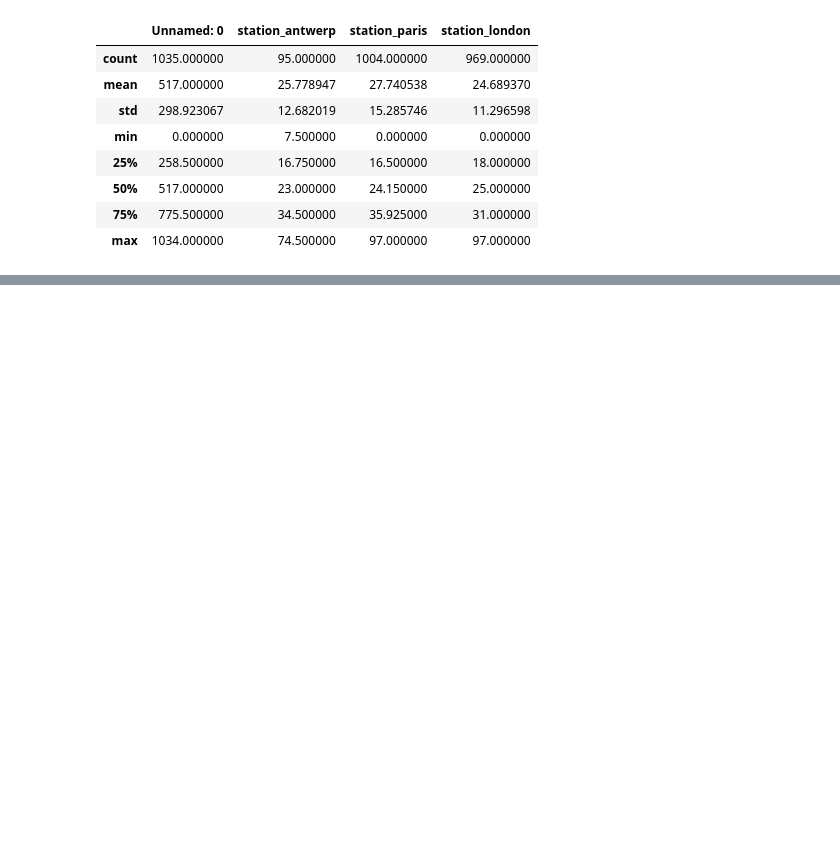
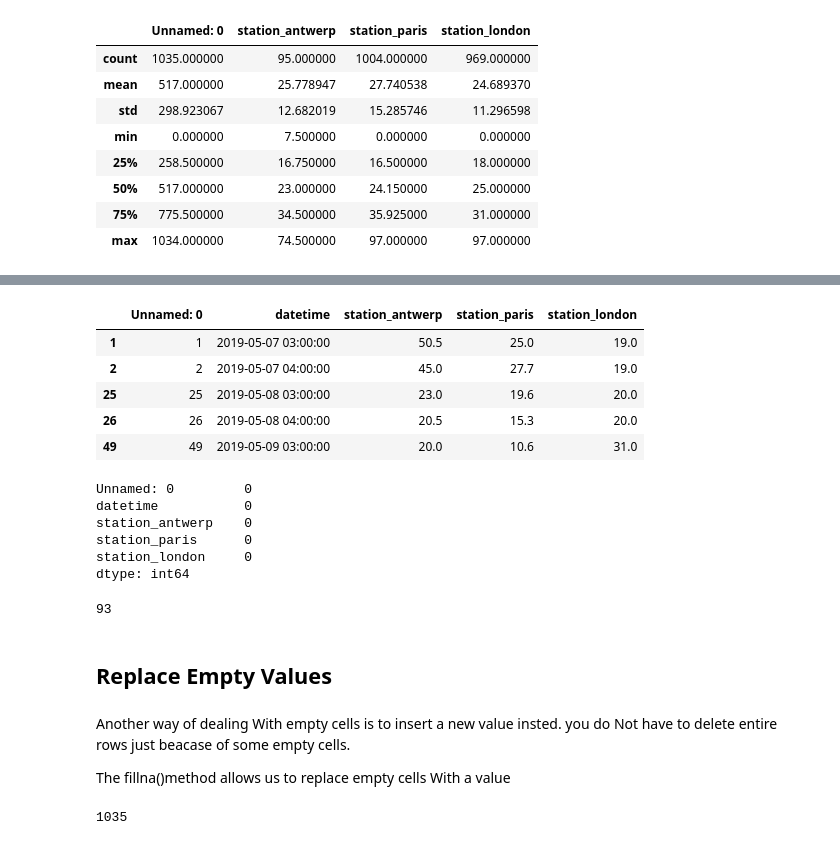
Before and after one commit to Dipak-Jagadale/Pandas, a Jupyter notebook: Dipak_start_to_end_Pandas.ipynb, the cells around one changed output, grey strips where cells are left out. Drawn from its saved outputs; the diff is of its cells as text; code cells hidden in the pictures; blank space fills up the shorter version.

```diff
--- a/Dipak_start_to_end_Pandas.ipynb
+++ b/Dipak_start_to_end_Pandas.ipynb
@@ -958,0 +1007,36 @@ len(df1)
+# %%
+df1.dropna(inplace = True)
+df1.head()
+# %% [output]
+|  | Unnamed: 0 | datetime | station_antwerp | station_paris | station_london |
+| 1 | 1 | 2019-05-07 03:00:00 | 50.5 | 25.0 | 19.0 |
+| 2 | 2 | 2019-05-07 04:00:00 | 45.0 | 27.7 | 19.0 |
+| 25 | 25 | 2019-05-08 03:00:00 | 23.0 | 19.6 | 20.0 |
+| 26 | 26 | 2019-05-08 04:00:00 | 20.5 | 15.3 | 20.0 |
+| 49 | 49 | 2019-05-09 03:00:00 | 20.0 | 10.6 | 31.0 |
+# %%
+df1.isnull().sum()
+# %% [output]
+Unnamed: 0         0
+datetime           0
+station_antwerp    0
+station_paris      0
+station_london     0
+dtype: int64
+# %%
+len(df1)
+# %% [output]
+93
+# %% [markdown]
+## Replace Empty Values
+# %% [markdown]
+Another way of dealing With empty cells is to insert a new value insted.
+you do Not have to delete entire rows just beacase of some empty cells.
+
+The fillna()method allows us to replace empty cells With a value
+# %%
+df2 = df.copy()
+df2.head()
+len(df)
+# %% [output]
+1035
```
Also changed, not shown: parts of 29 cells of this notebook.
